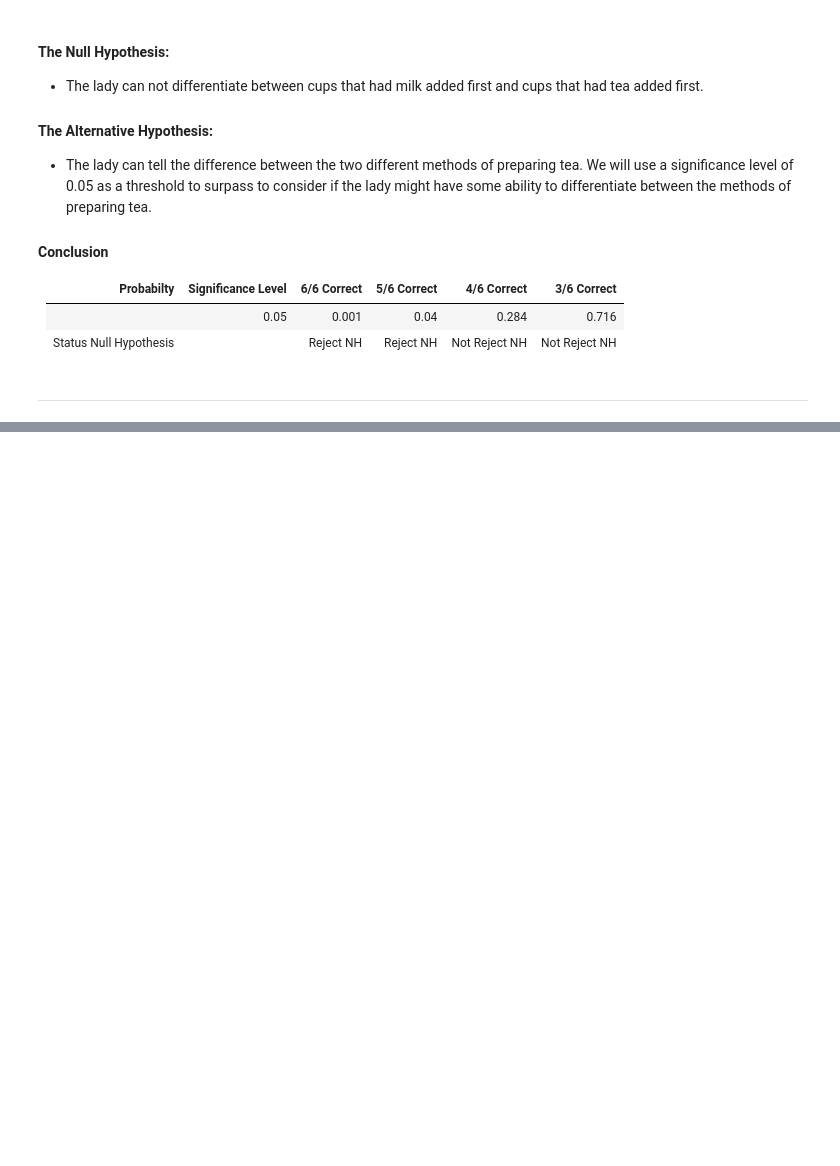
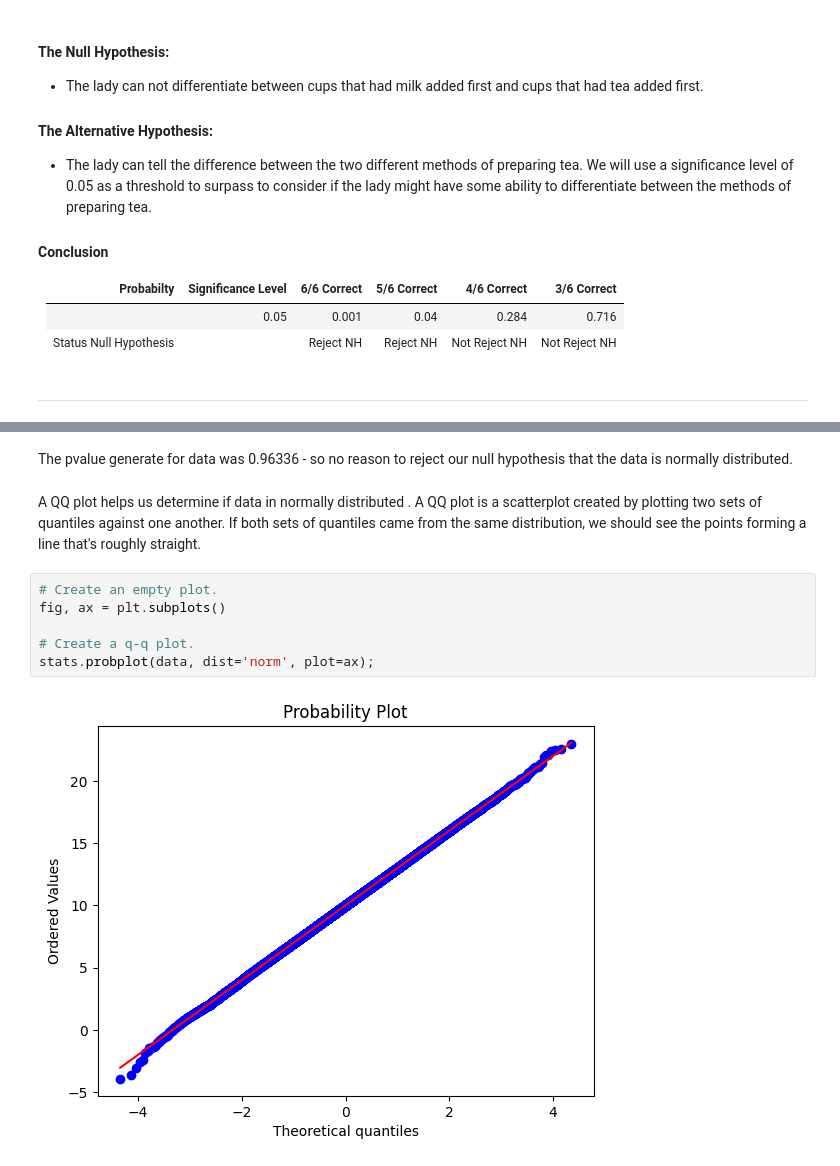
Before and after one commit to PectenMaximus/applied_statistics_ar-, a Jupyter notebook: tasks.ipynb, the cells around one changed output, grey strips where cells are left out. Drawn from its saved outputs; the diff is of its cells as text; blank space fills up the shorter version.

```diff
--- a/tasks.ipynb
+++ b/tasks.ipynb
@@ -207,0 +265,12 @@ plt.show
+# %% [markdown]
+The pvalue generate for data was 0.96336 - so no reason to reject our null hypothesis that the data is normally distributed.
+# %% [markdown]
+A QQ plot helps us determine if data in normally distributed . A QQ plot is a scatterplot created by plotting two sets of quantiles against one another. If both sets of quantiles came from the same distribution, we should see the points forming a line that's roughly straight.
+# %%
+# Create an empty plot.
+fig, ax = plt.subplots()
+
+# Create a q-q plot.
+stats.probplot(data, dist='norm', plot=ax);
+# %% [output]
+[figure, added]
```
Also changed, not shown: parts of 10 cells of this notebook, 1 other file.
